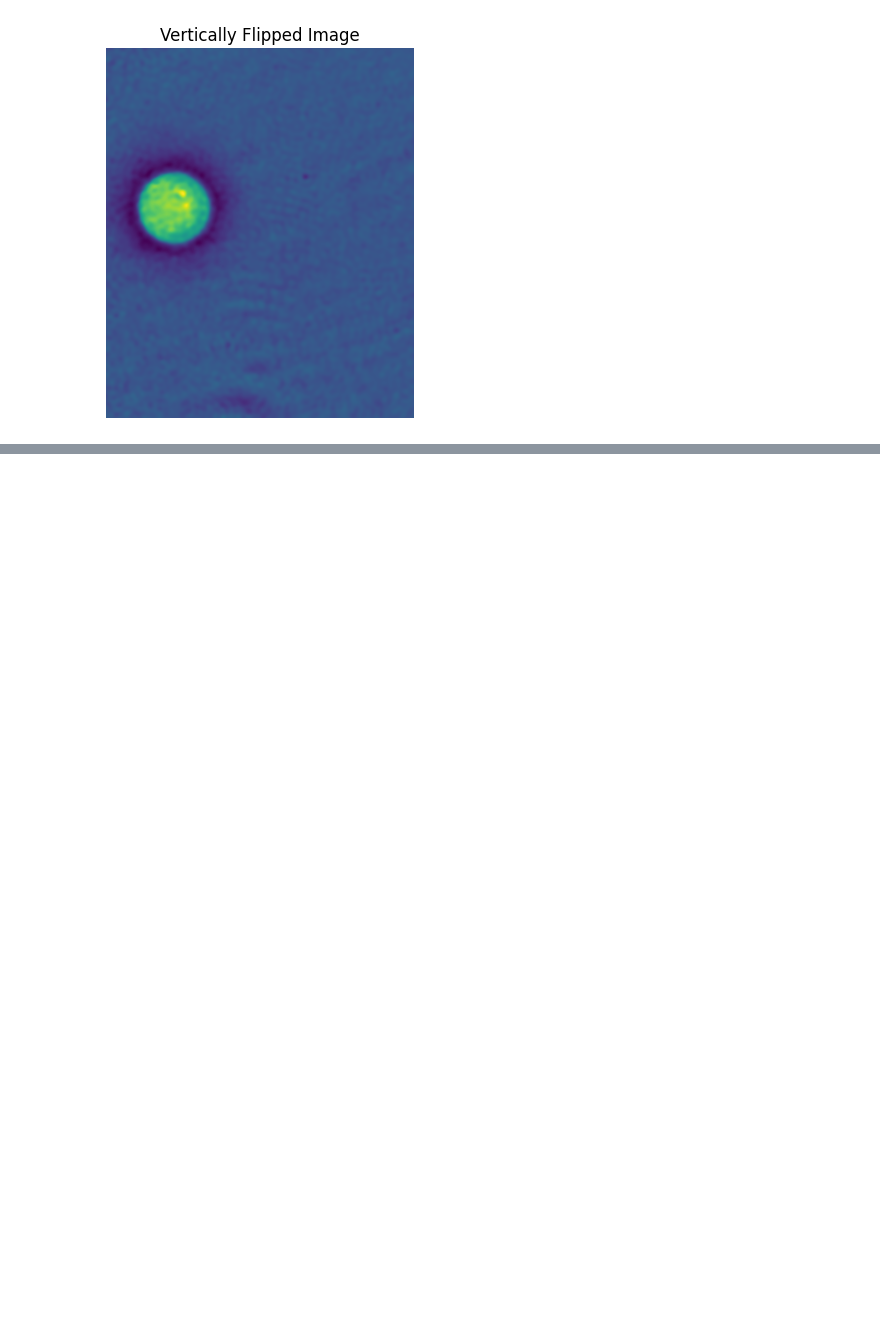
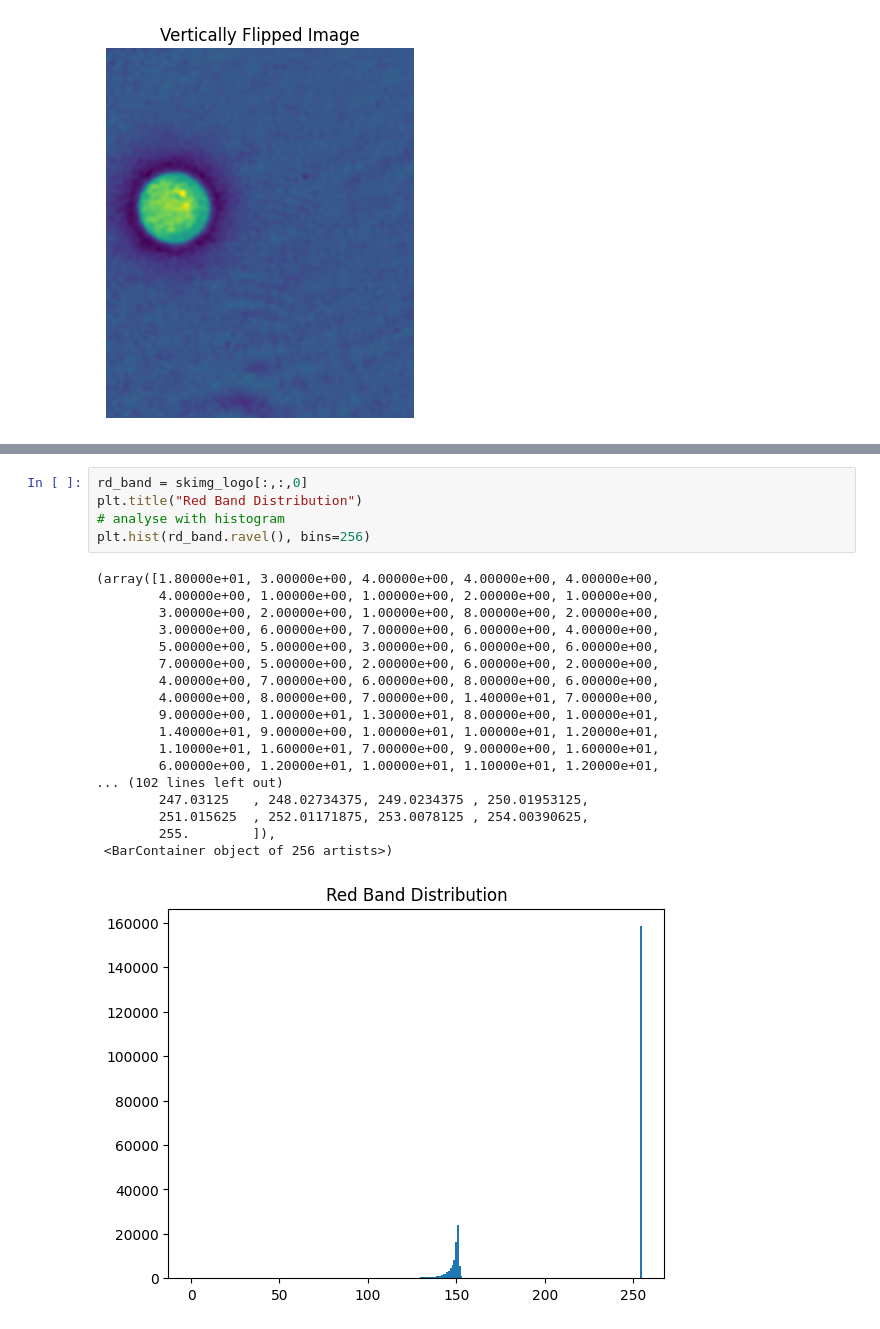
Before and after one commit to r-leyshon/image-processing, a Jupyter notebook: scikit-image/image-processing-with-skimage/01.intro.ipynb, the cells around one changed output, grey strips where cells are left out. Cells and saved outputs as stored; diff of their text form; blank space fills up the shorter version.

```diff
--- a/scikit-image/image-processing-with-skimage/01.intro.ipynb
+++ b/scikit-image/image-processing-with-skimage/01.intro.ipynb
@@ -68,0 +80,24 @@ plt.imshow(vert_flip_cell)
+# %%
+rd_band = skimg_logo[:,:,0]
+plt.title("Red Band Distribution")
+# analyse with histogram
+plt.hist(rd_band.ravel(), bins=256)
+# %% [output]
+(array([1.80000e+01, 3.00000e+00, 4.00000e+00, 4.00000e+00, 4.00000e+00,
+        4.00000e+00, 1.00000e+00, 1.00000e+00, 2.00000e+00, 1.00000e+00,
+        3.00000e+00, 2.00000e+00, 1.00000e+00, 8.00000e+00, 2.00000e+00,
+        3.00000e+00, 6.00000e+00, 7.00000e+00, 6.00000e+00, 4.00000e+00,
+        5.00000e+00, 5.00000e+00, 3.00000e+00, 6.00000e+00, 6.00000e+00,
+        7.00000e+00, 5.00000e+00, 2.00000e+00, 6.00000e+00, 2.00000e+00,
+        4.00000e+00, 7.00000e+00, 6.00000e+00, 8.00000e+00, 6.00000e+00,
+        4.00000e+00, 8.00000e+00, 7.00000e+00, 1.40000e+01, 7.00000e+00,
+        9.00000e+00, 1.00000e+01, 1.30000e+01, 8.00000e+00, 1.00000e+01,
+        1.40000e+01, 9.00000e+00, 1.00000e+01, 1.00000e+01, 1.20000e+01,
+        1.10000e+01, 1.60000e+01, 7.00000e+00, 9.00000e+00, 1.60000e+01,
+        6.00000e+00, 1.20000e+01, 1.00000e+01, 1.10000e+01, 1.20000e+01,
+... (102 lines left out)
+        247.03125   , 248.02734375, 249.0234375 , 250.01953125,
+        251.015625  , 252.01171875, 253.0078125 , 254.00390625,
+        255.        ]),
+ <BarContainer object of 256 artists>)
+[figure, added]
```
Also changed, not shown: parts of 5 cells of this notebook.
